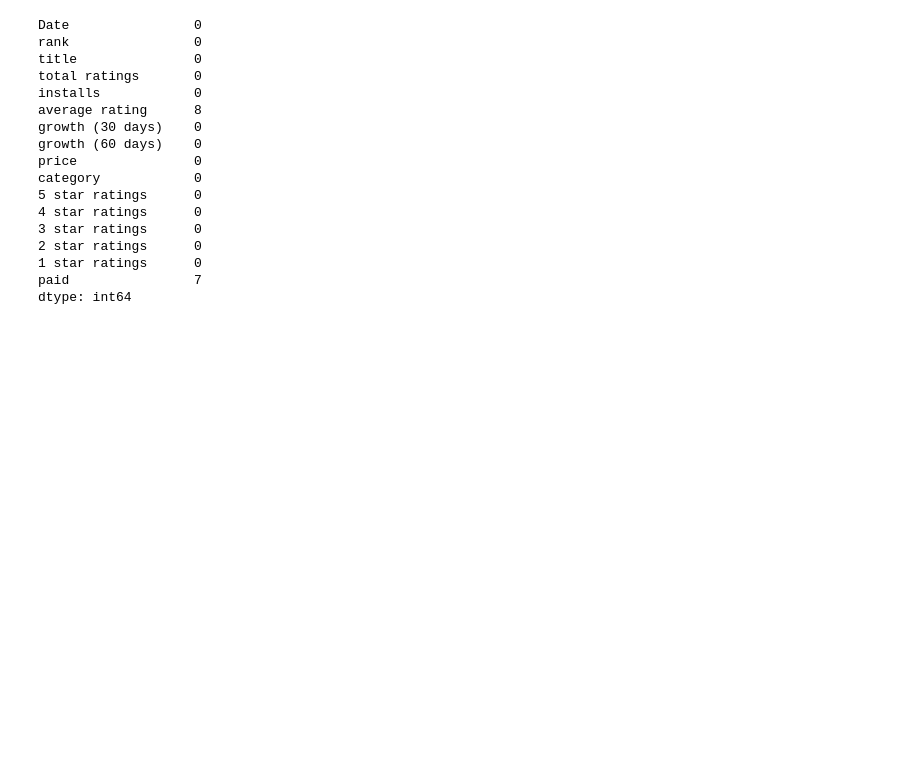
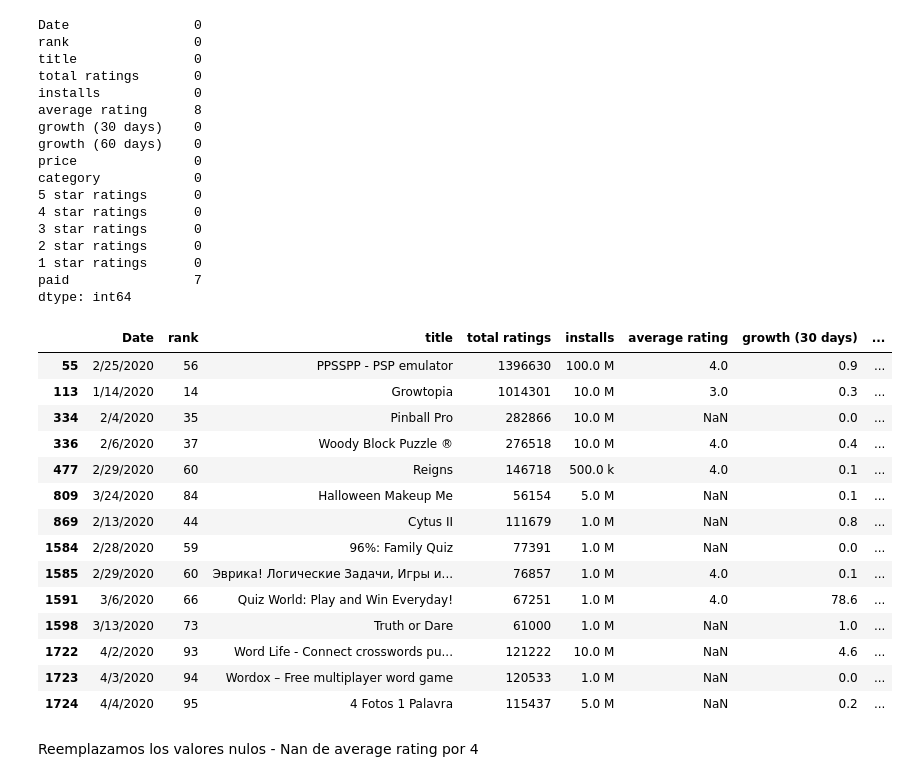
Before and after one commit to JeanetteBarrera/cleaning_data, a Jupyter notebook: cleaning_data.ipynb, the cells around one changed output. Saved outputs shown, nothing was run; the diff lists cells and outputs as text; code cells hidden in the pictures; blank space fills up the shorter version.

```diff
--- a/cleaning_data.ipynb
+++ b/cleaning_data.ipynb
@@ -48,3 +48,25 @@ category            0
 1 star ratings      0
 paid                7
 dtype: int64
+# %%
+# Filtramos para visualizar las filas que contengan datos nulos
+
+df[df.isna().any(1)]
+# %% [output]
+|  | Date | rank | title | total ratings | installs | average rating | growth (30 days) | ... |
+| 55 | 2/25/2020 | 56 | PPSSPP - PSP emulator | 1396630 | 100.0 M | 4.0 | 0.9 | ... |
+| 113 | 1/14/2020 | 14 | Growtopia | 1014301 | 10.0 M | 3.0 | 0.3 | ... |
+| 334 | 2/4/2020 | 35 | Pinball Pro | 282866 | 10.0 M | NaN | 0.0 | ... |
+| 336 | 2/6/2020 | 37 | Woody Block Puzzle ® | 276518 | 10.0 M | 4.0 | 0.4 | ... |
+| 477 | 2/29/2020 | 60 | Reigns | 146718 | 500.0 k | 4.0 | 0.1 | ... |
+| 809 | 3/24/2020 | 84 | Halloween Makeup Me | 56154 | 5.0 M | NaN | 0.1 | ... |
+| 869 | 2/13/2020 | 44 | Cytus II | 111679 | 1.0 M | NaN | 0.8 | ... |
+| 1584 | 2/28/2020 | 59 | 96%: Family Quiz | 77391 | 1.0 M | NaN | 0.0 | ... |
+| 1585 | 2/29/2020 | 60 | Эврика! Логические Задачи, Игры и... | 76857 | 1.0 M | 4.0 | 0.1 | ... |
+| 1591 | 3/6/2020 | 66 | Quiz World: Play and Win Everyday! | 67251 | 1.0 M | 4.0 | 78.6 | ... |
+| 1598 | 3/13/2020 | 73 | Truth or Dare | 61000 | 1.0 M | NaN | 1.0 | ... |
+| 1722 | 4/2/2020 | 93 | Word Life - Connect crosswords pu... | 121222 | 10.0 M | NaN | 4.6 | ... |
+| 1723 | 4/3/2020 | 94 | Wordox – Free multiplayer word game | 120533 | 1.0 M | NaN | 0.0 | ... |
+| 1724 | 4/4/2020 | 95 | 4 Fotos 1 Palavra | 115437 | 5.0 M | NaN | 0.2 | ... |
+# %% [markdown]
+Reemplazamos los valores nulos - Nan de average rating por 4
```
Also changed, not shown: parts of 36 cells of this notebook, 1 other file.
